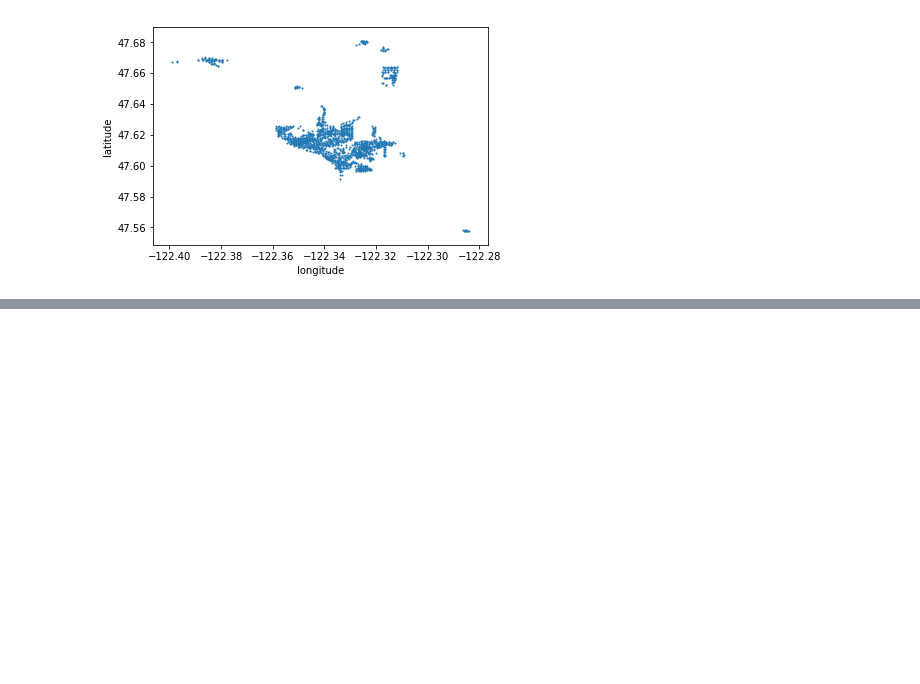
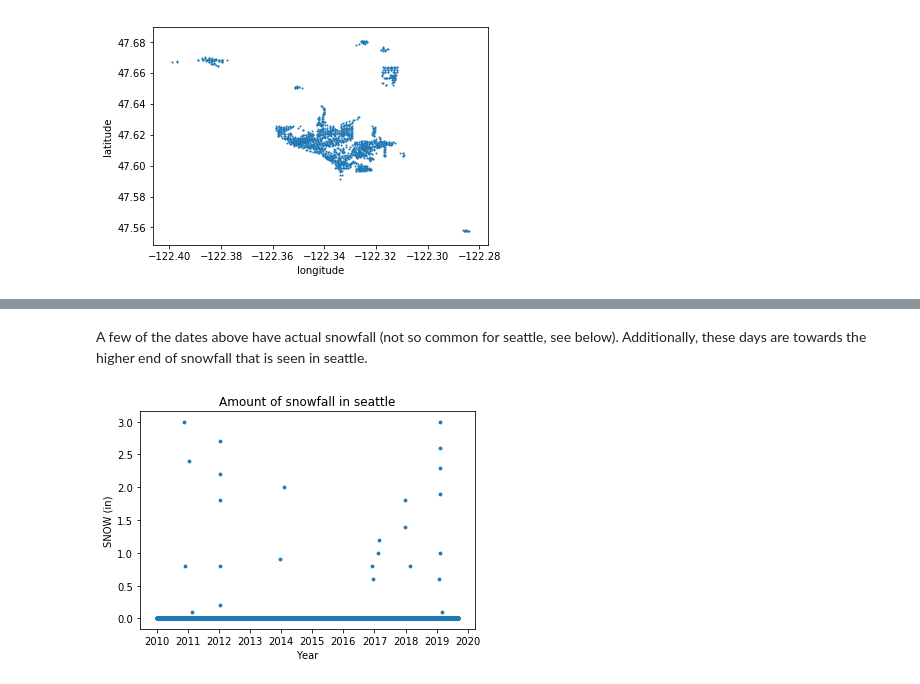
Before and after one commit to mocohen/Capstone-Project-1, a Jupyter notebook: EDA.ipynb, the cells around one changed output, grey strips where cells are left out. Cells and saved outputs as stored; diff of their text form; code cells hidden in the pictures; blank space fills up the shorter version.

```diff
--- a/EDA.ipynb
+++ b/EDA.ipynb
@@ -58,0 +206,2 @@ plt.savefig('parking_overlaid.png')
+# %%
+weather_data = pd.read_pickle('1.collect_data/data_files/weather/2010-2019_daily_weather.pkl')
@@ -58,0 +221,11 @@ plt.savefig('parking_overlaid.png')
+# %% [markdown]
+A few of the dates above have actual snowfall (not so common for seattle, see below). Additionally, these days are towards the higher end of snowfall that is seen in seattle.
+# %%
+plt.figure(3)
+plt.scatter(weather_data.index, weather_data.SNOW, s=8)
+plt.xlabel('Year')
+plt.ylabel('SNOW (in)')
+plt.title('Amount of snowfall in seattle')
+plt.show()
+# %% [output]
+[figure, added]
```
Also changed, not shown: parts of 18 cells of this notebook, 1 other file.
